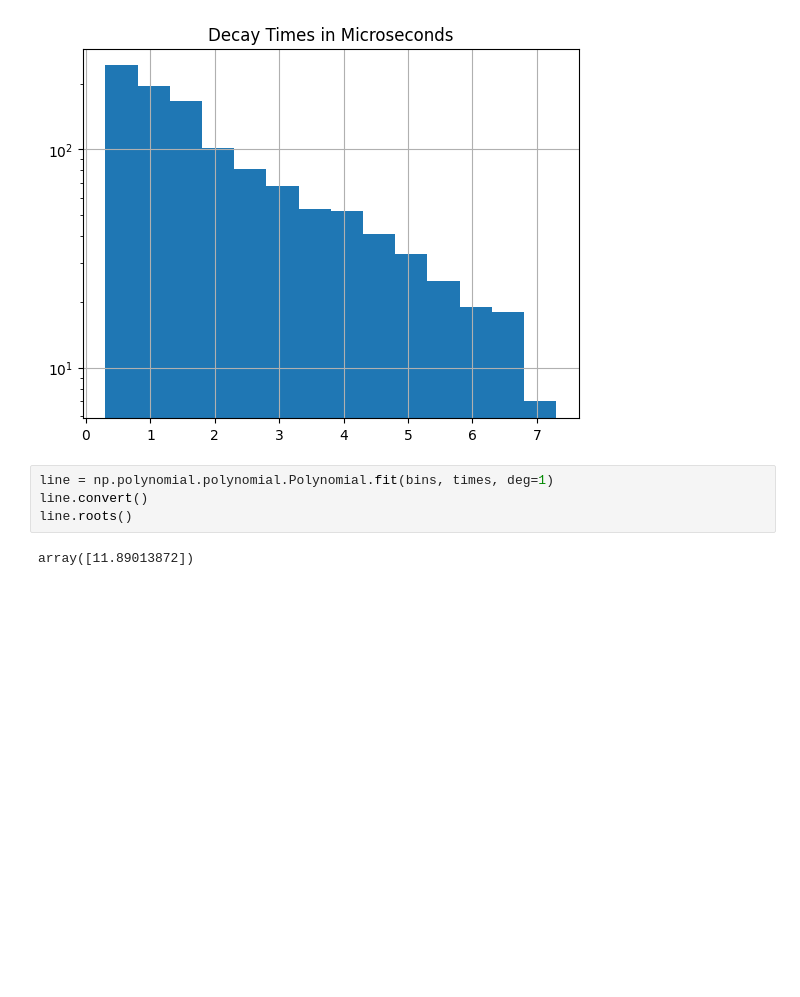
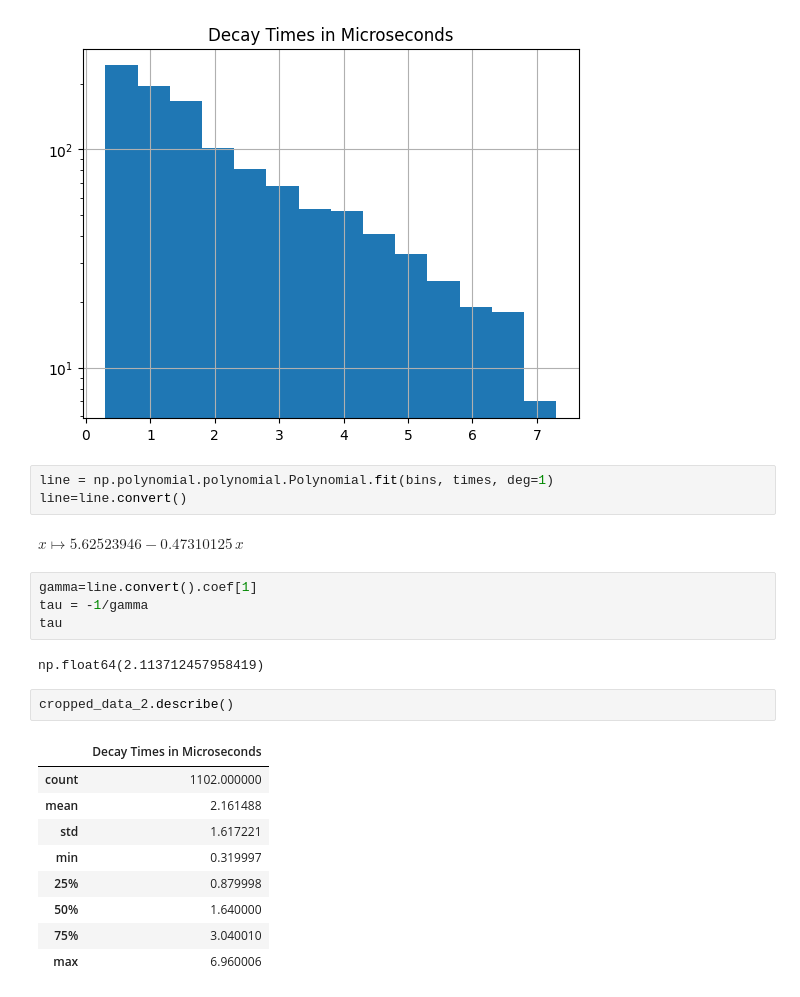
Before and after one commit to Indigo5684/Notes, a Jupyter notebook: statics/physics/modern-phys-lab/decay.ipynb, the cells around one changed output. Cells and saved outputs as stored; diff of their text form; blank space fills up the shorter version.

```diff
--- a/statics/physics/modern-phys-lab/decay.ipynb
+++ b/statics/physics/modern-phys-lab/decay.ipynb
@@ -49,7 +43,24 @@ bins = bins[:-1]
 [figure]
 # %%
 line = np.polynomial.polynomial.Polynomial.fit(bins, times, deg=1)
-line.convert()
-line.roots()
+line=line.convert()
 # %% [output]
-array([11.89013872])
+$x \mapsto \text{5.62523946} - \text{0.47310125}\,x$
+# %%
+gamma=line.convert().coef[1]
+tau = -1/gamma
+tau
+# %% [output]
+np.float64(2.113712457958419)
+# %%
+cropped_data_2.describe()
+# %% [output]
+|  | Decay Times in Microseconds |
+| count | 1102.000000 |
+| mean | 2.161488 |
+| std | 1.617221 |
+| min | 0.319997 |
+| 25% | 0.879998 |
+| 50% | 1.640000 |
+| 75% | 3.040010 |
+| max | 6.960006 |
```
Also changed, not shown: parts of 2 cells of this notebook, 2 other files.
